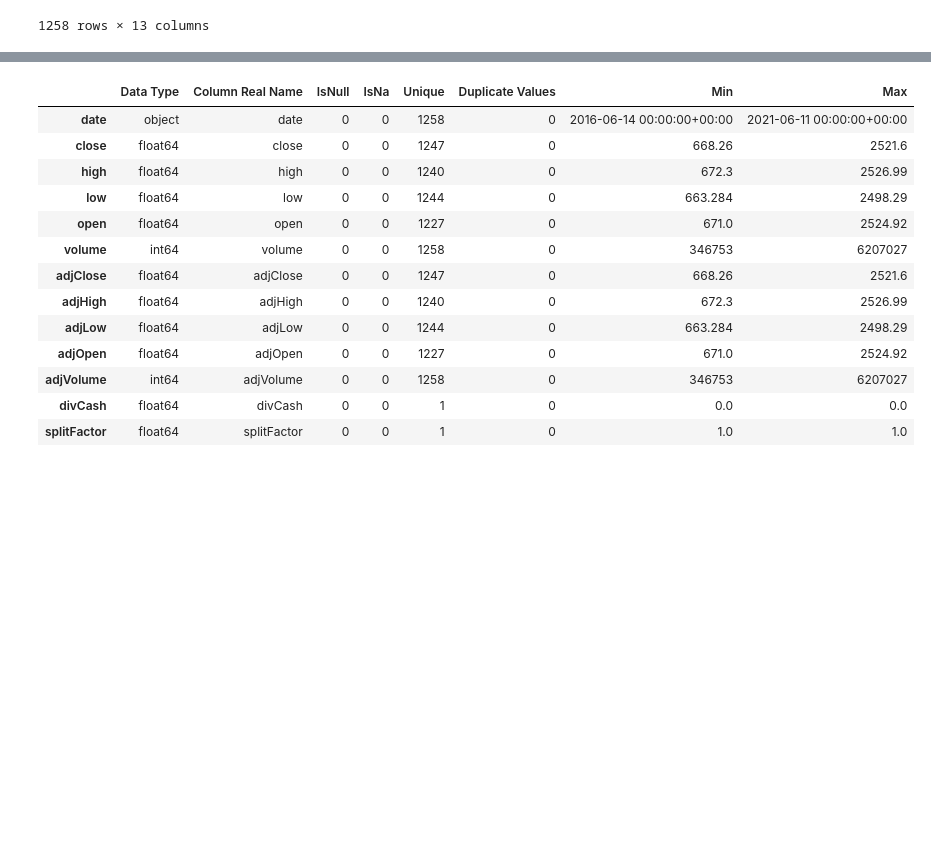
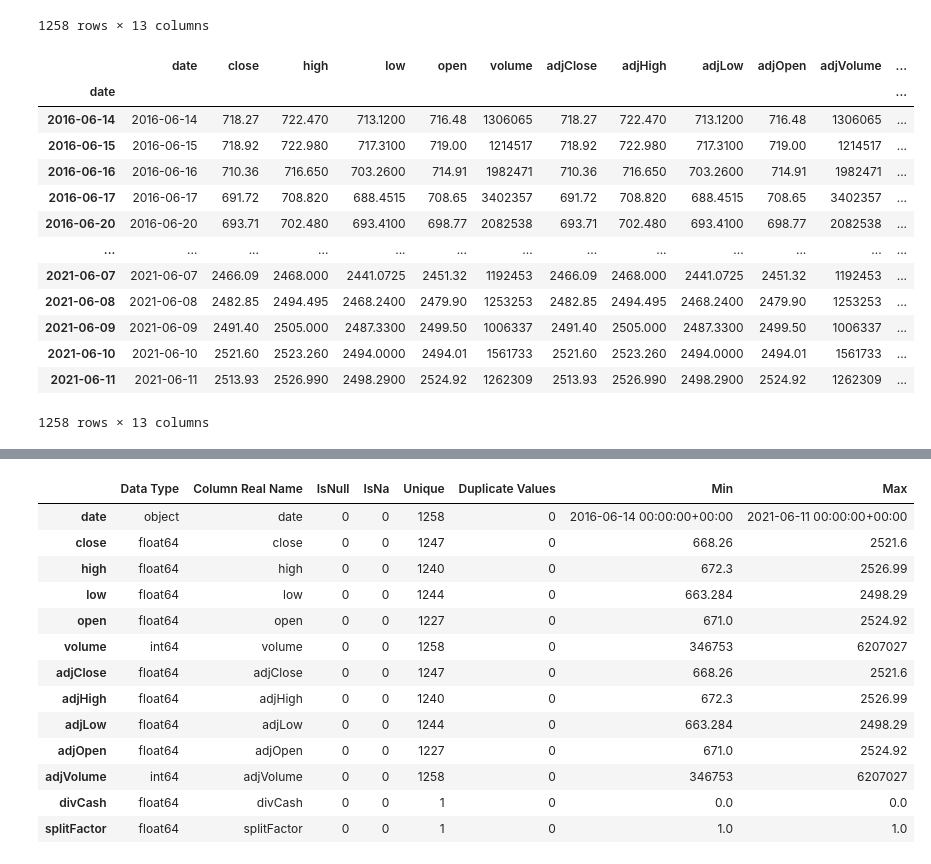
Before and after one commit to amirhosseinzinati/google-Stock-Prediction-using-RNN, a Jupyter notebook: Google_stuck__Prediction.ipynb, the cells around one changed output, grey strips where cells are left out. Cells and saved outputs as stored; diff of their text form; code cells hidden in the pictures; blank space fills up the shorter version.

```diff
--- a/Google_stuck__Prediction.ipynb
+++ b/Google_stuck__Prediction.ipynb
@@ -52,0 +81,17 @@ df
+# %%
+df
+# %% [output]
+|  | date | close | high | low | open | volume | adjClose | adjHigh | adjLow | adjOpen | adjVolume | ... |
+| date |  |  |  |  |  |  |  |  |  |  |  | ... |
+| 2016-06-14 | 2016-06-14 | 718.27 | 722.470 | 713.1200 | 716.48 | 1306065 | 718.27 | 722.470 | 713.1200 | 716.48 | 1306065 | ... |
+| 2016-06-15 | 2016-06-15 | 718.92 | 722.980 | 717.3100 | 719.00 | 1214517 | 718.92 | 722.980 | 717.3100 | 719.00 | 1214517 | ... |
+| 2016-06-16 | 2016-06-16 | 710.36 | 716.650 | 703.2600 | 714.91 | 1982471 | 710.36 | 716.650 | 703.2600 | 714.91 | 1982471 | ... |
+| 2016-06-17 | 2016-06-17 | 691.72 | 708.820 | 688.4515 | 708.65 | 3402357 | 691.72 | 708.820 | 688.4515 | 708.65 | 3402357 | ... |
+| 2016-06-20 | 2016-06-20 | 693.71 | 702.480 | 693.4100 | 698.77 | 2082538 | 693.71 | 702.480 | 693.4100 | 698.77 | 2082538 | ... |
+| ... | ... | ... | ... | ... | ... | ... | ... | ... | ... | ... | ... | ... |
+| 2021-06-07 | 2021-06-07 | 2466.09 | 2468.000 | 2441.0725 | 2451.32 | 1192453 | 2466.09 | 2468.000 | 2441.0725 | 2451.32 | 1192453 | ... |
+| 2021-06-08 | 2021-06-08 | 2482.85 | 2494.495 | 2468.2400 | 2479.90 | 1253253 | 2482.85 | 2494.495 | 2468.2400 | 2479.90 | 1253253 | ... |
+| 2021-06-09 | 2021-06-09 | 2491.40 | 2505.000 | 2487.3300 | 2499.50 | 1006337 | 2491.40 | 2505.000 | 2487.3300 | 2499.50 | 1006337 | ... |
+| 2021-06-10 | 2021-06-10 | 2521.60 | 2523.260 | 2494.0000 | 2494.01 | 1561733 | 2521.60 | 2523.260 | 2494.0000 | 2494.01 | 1561733 | ... |
+| 2021-06-11 | 2021-06-11 | 2513.93 | 2526.990 | 2498.2900 | 2524.92 | 1262309 | 2513.93 | 2526.990 | 2498.2900 | 2524.92 | 1262309 | ... |
+1258 rows × 13 columns
```
Also changed, not shown: parts of 15 cells of this notebook.
